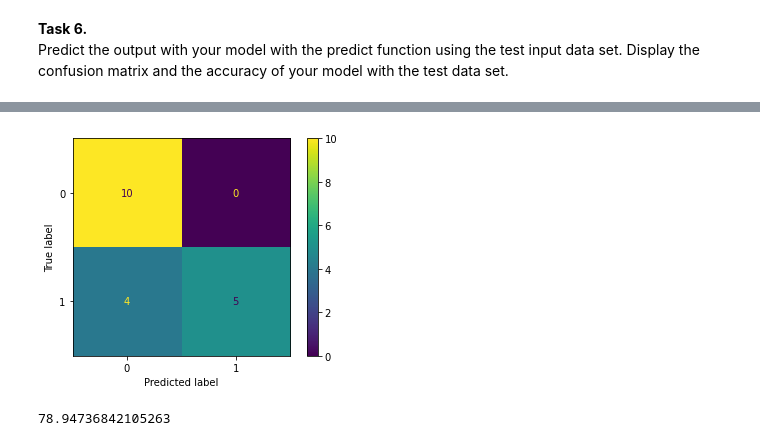
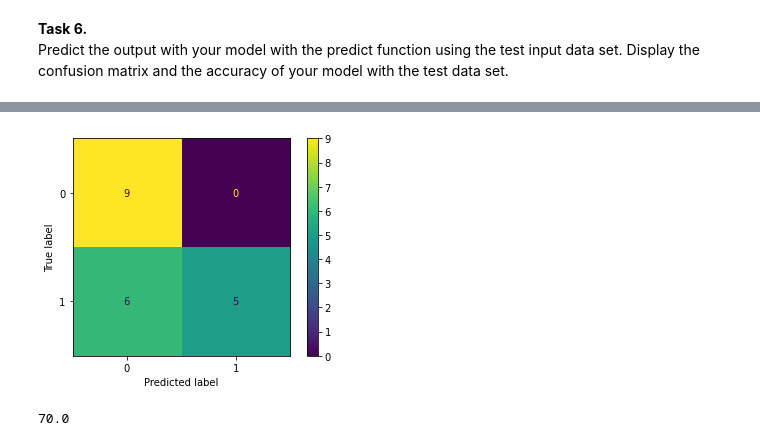
Before and after one commit to Jehmary/Machine-Learning-Basics, a Jupyter notebook: PCT02.ipynb, the cells around one changed output, grey strips where cells are left out. Drawn from its saved outputs; the diff is of its cells as text; code cells hidden in the pictures.

```diff
--- a/PCT02.ipynb
+++ b/PCT02.ipynb
@@ -125,7 +125,6 @@ Set up your network *model*. Use three layers - an input layer, a hidden layer a
 model = Sequential([
     keras.layers.Input(shape = X_train.shape[1:]),
     keras.layers.Dense(5200, activation='relu'),
-    keras.layers.Dense(2600, activation='relu'),
     keras.layers.Dense(2, activation='sigmoid')
 ])
 
@@ -153,7 +150,7 @@ Compile your model using the *compile* function, and set up the optimizer and th
 # %%
 # Write your code here.
 model.compile(optimizer = 'adam',
-              loss = keras.losses.BinaryCrossentropy(),
+              loss = keras.losses.CategoricalCrossentropy(),
               metrics=['accuracy'])
 # %% [markdown]
 **Task 4.**
@@ -201,9 +198,9 @@ plt.show()
 Predict the output with your model with the predict function using the test input data set. Display the confusion matrix and the accuracy of your model with the test data set.
 # %%
 # Write your code here.
-prediction = model.predict(X_val)
+prediction = model.predict(X_test)
 
-cm = confusion_matrix(y_val.argmax(axis=1), prediction.argmax(axis=1))
+cm = confusion_matrix(y_test.argmax(axis=1), prediction.argmax(axis=1))
 
 disp = ConfusionMatrixDisplay(confusion_matrix=cm)
 disp.plot()
@@ -216,2 +213,2 @@ print(accuracy)
-[figure, old version]
+[figure, new version]
-78.94736842105263
+70.0
```
Also changed, not shown: parts of 4 cells of this notebook.
